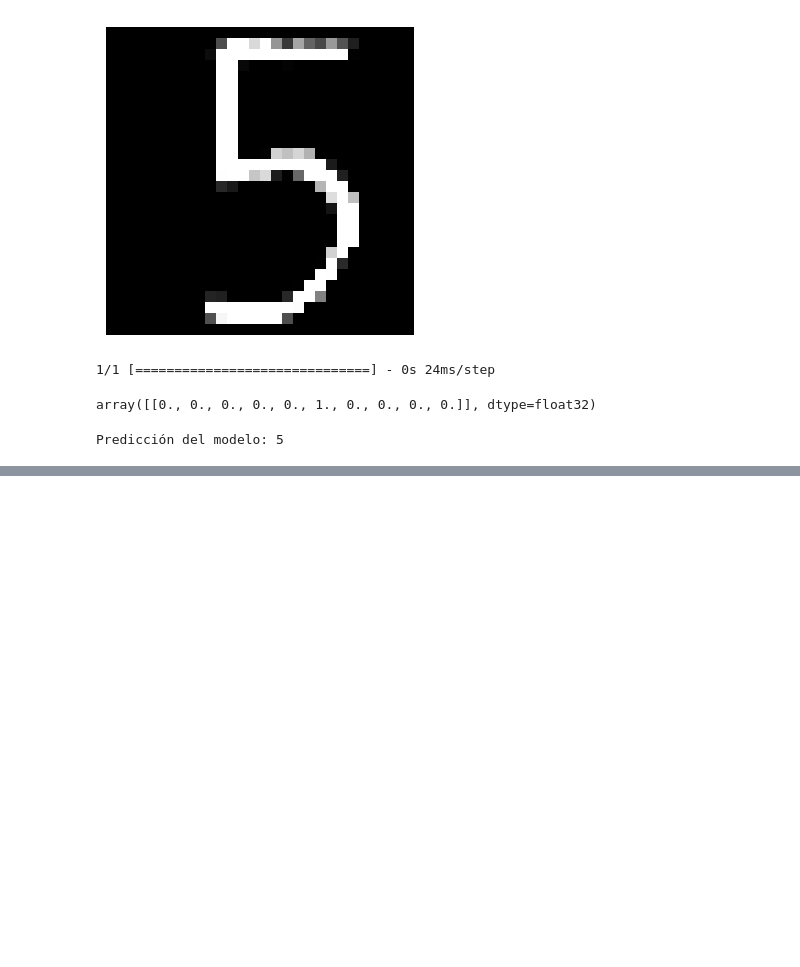
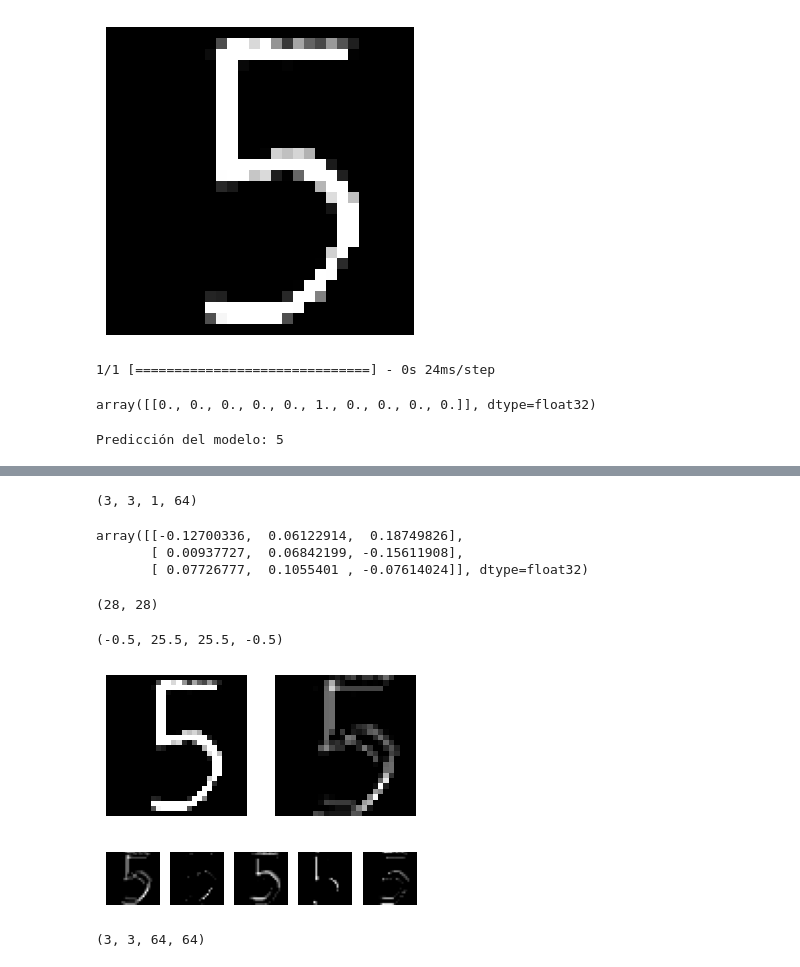
Before and after one commit to vc-2026-i/clasificacion-mnist-instructor, a Jupyter notebook: notebook.ipynb, the cells around one changed output, grey strips where cells are left out. Drawn from its saved outputs; the diff is of its cells as text; code cells hidden in the pictures; blank space fills up the shorter version.

```diff
--- a/notebook.ipynb
+++ b/notebook.ipynb
@@ -265,0 +262,47 @@ Predicción del modelo: 5
+# %%
+kernels.shape
+# %% [output]
+(3, 3, 1, 64)
+# %%
+kernel = kernels[:, :, 0, 0]
+kernel
+# %% [output]
+array([[-0.12700336,  0.06122914,  0.18749826],
+       [ 0.00937727,  0.06842199, -0.15611908],
+       [ 0.07726777,  0.1055401 , -0.07614024]], dtype=float32)
+# %%
+img_conv_out = cv2.filter2D(img_rot, -1, kernel)
+# %%
+img_conv_out.shape
+# %% [output]
+(28, 28)
+# %%
+# Crop amount is (kernel_size - 1) / 2
+h, w = kernel.shape
+h_pad = h // 2
+w_pad = w // 2
+
+# Perform crop: [y1:y2, x1:x2]
+valid_img = img_conv_out[h_pad:img_conv_out.shape[0]-h_pad, w_pad:img_conv_out.shape[1]-w_pad]
+# %%
+plt.figure(figsize=(4, 4))
+plt.subplot(1, 2, 1)
+plt.imshow(img_rot, cmap='gray')
+plt.axis('off')
+plt.subplot(1, 2, 2)
+plt.imshow(valid_img, cmap='gray')
+plt.axis('off')
+# %% [output]
+(-0.5, 25.5, 25.5, -0.5)
+[figure, added]
+# %%
+n_kernels = 5
+plt.figure(figsize=(4, 4))
+for i in range(n_kernels):
+    kernel = kernels[:, :, 0, i]
+    img_conv_out = cv2.filter2D(img_rot, -1, kernel)
+    plt.subplot(1, n_kernels, i+1)
+    plt.imshow(img_conv_out, cmap='gray')
+    plt.axis('off')
+# %% [output]
+[figure, added]
@@ -265,0 +312,4 @@ Predicción del modelo: 5
+# %%
+kernels.shape
+# %% [output]
+(3, 3, 64, 64)
```
Also changed, not shown: parts of 6 cells of this notebook.
